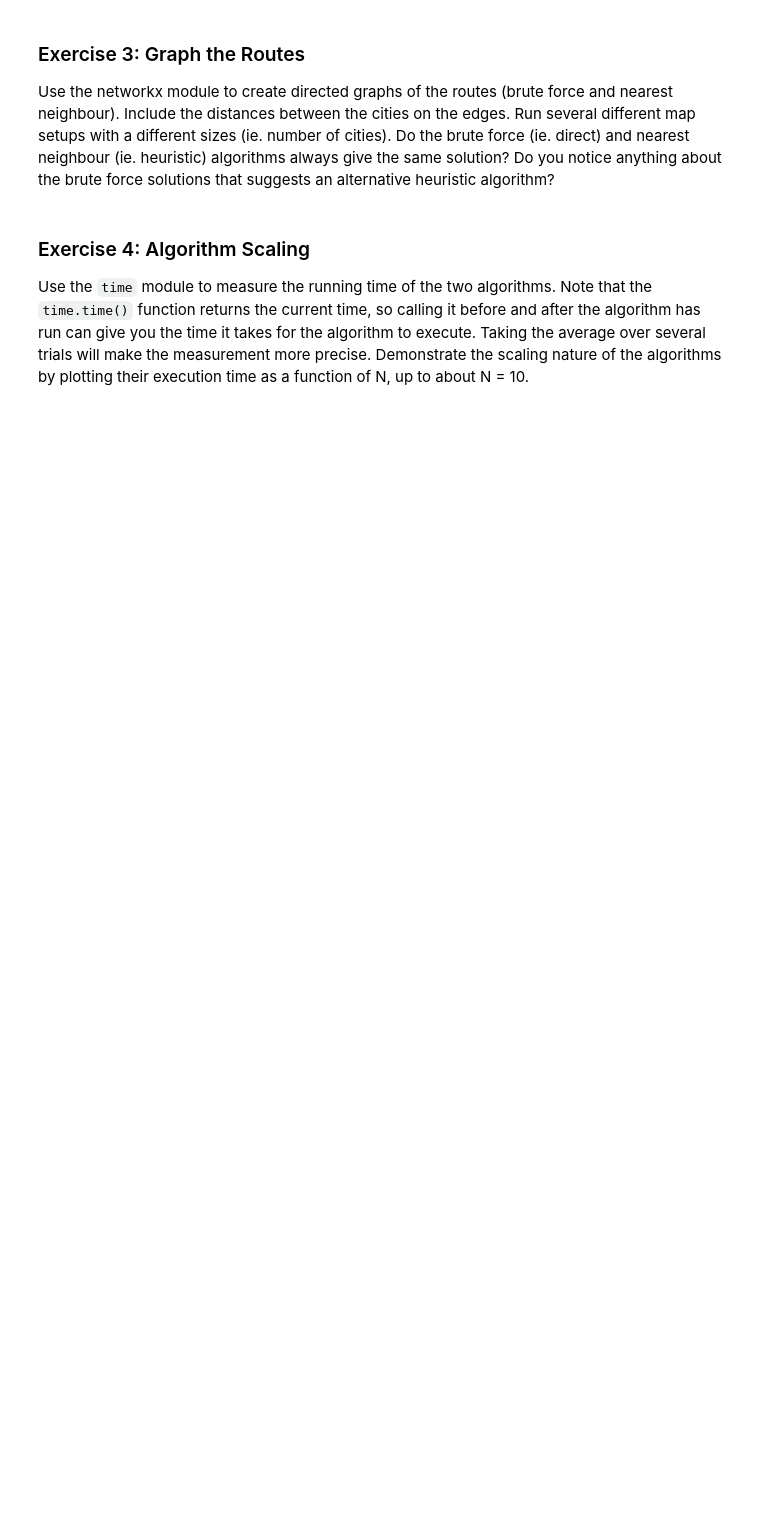
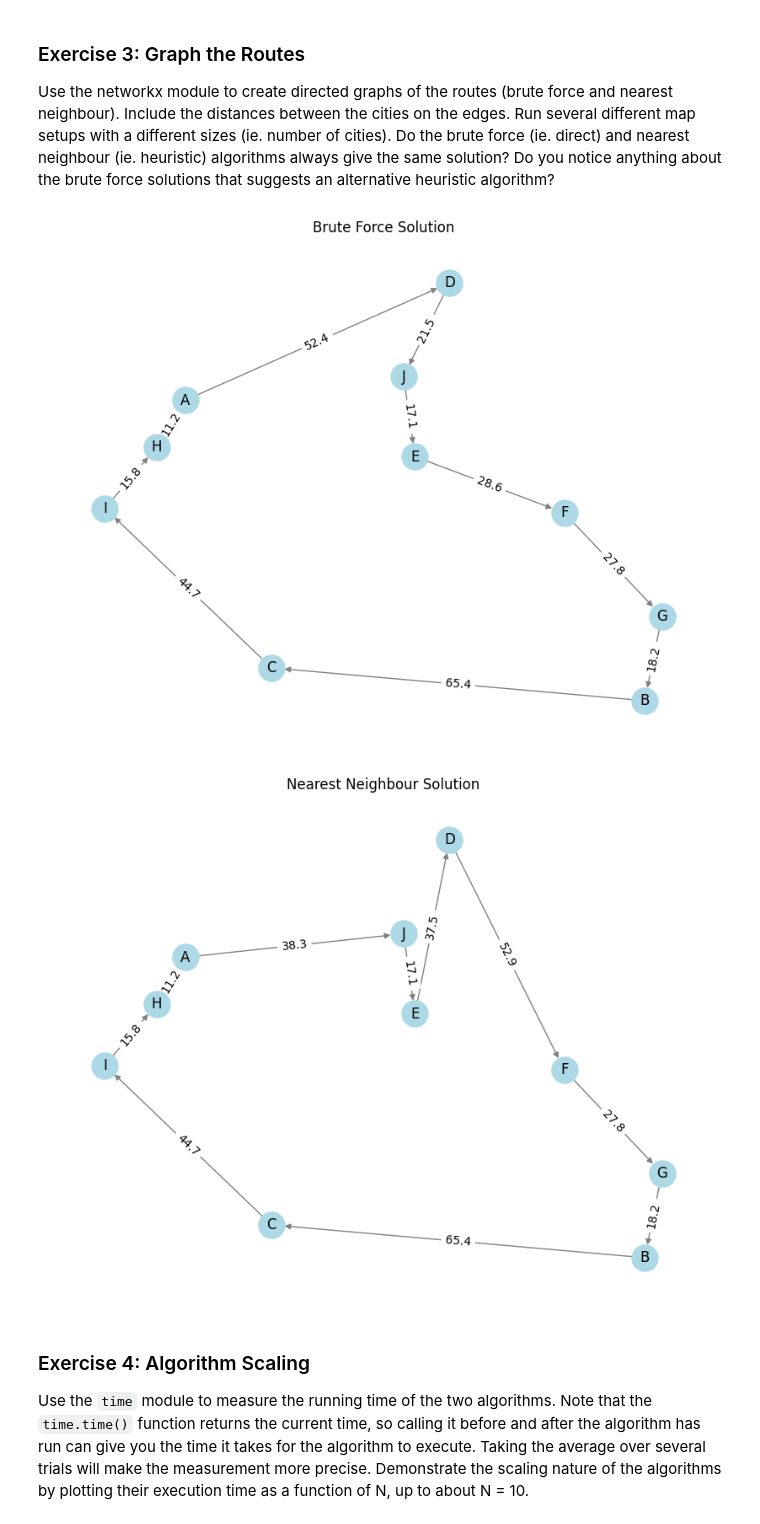
Before and after one commit to tusharsachdeva-code/comp215, a Jupyter notebook: labs/lab05_scaling.ipynb, the cells around one changed output. Saved outputs shown, nothing was run; the diff lists cells and outputs as text; code cells hidden in the pictures; blank space fills up the shorter version.

```diff
--- a/labs/lab05_scaling.ipynb
+++ b/labs/lab05_scaling.ipynb
@@ -142,10 +143,6 @@ def nearest_neighbour_tsp(city_map, distances):
 
     return path, total_distance
 
-best_route, min_distance = brute_force_tsp(city_map, distances)
-print(f'Best Route (Brute Force): {best_route}')
-print(f'Shortest Distance (Brute Force): {min_distance}')
-
 nn_route, nn_distance = nearest_neighbour_tsp(city_map, distances)
 print(f'Best Route (Nearest Neighbour): {nn_route}')
 print(f'Shortest Distance (Nearest Neighbour): {nn_distance}')
@@ -163,3 +156,27 @@ Use the networkx module to create directed graphs of the routes (brute force and
+# %%
+# Ex.3 your code here
+def graph_route(city_map, route, title):
+    '''Graphs the route using networkx'''
+    G = nx.DiGraph()
+    for i in range(len(route) - 1):
+        G.add_edge(route[i], route[i+1], weight=distances[(route[i], route[i+1])])
+
+    pos = city_map
+    labels = {(route[i], route[i+1]): distances[(route[i], route[i+1])] for i in range(len(route) - 1)}
+
+    plt.figure(figsize=(8, 6))
+    nx.draw(G, pos, with_labels=True, node_color='lightblue', edge_color='gray', node_size=500)
+    nx.draw_networkx_edge_labels(G, pos, edge_labels=labels)
+    plt.title(title)
+    plt.show()
+
+
+graph_route(city_map, best_route, "Brute Force Solution")
+
+graph_route(city_map, nn_route, "Nearest Neighbour Solution")
+# %% [output]
+[figure, added]
+[figure, added]
 # %% [markdown]
 ### Exercise 4: Algorithm Scaling
 
```
Also changed, not shown: parts of 5 cells of this notebook.
